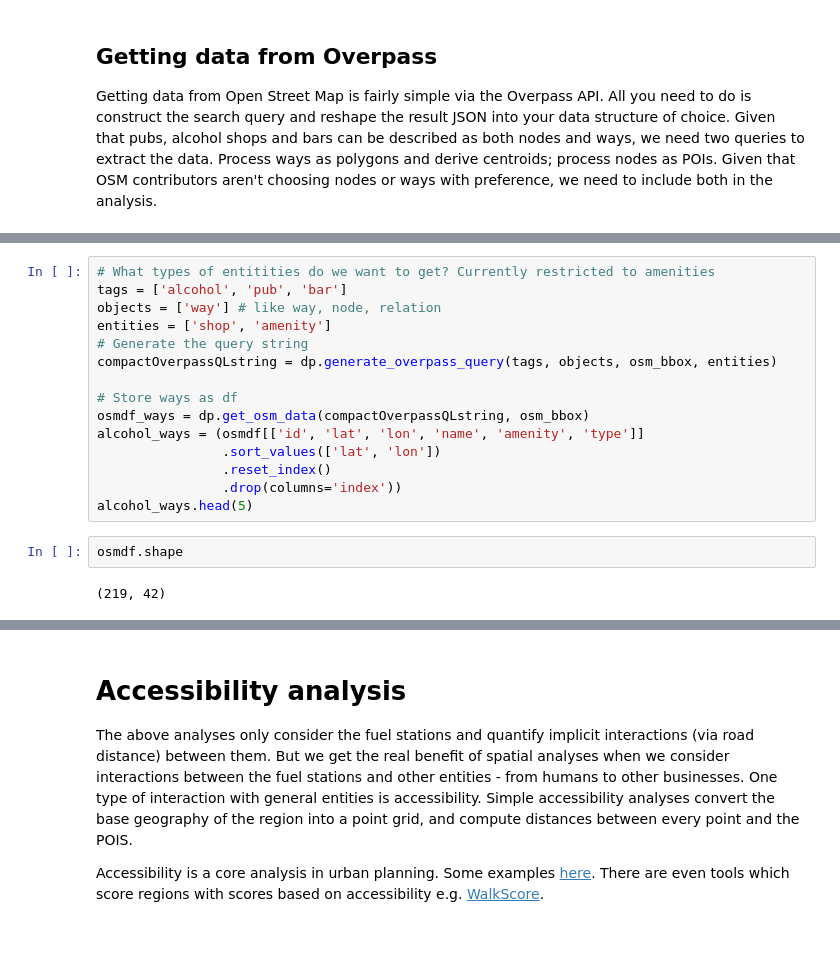
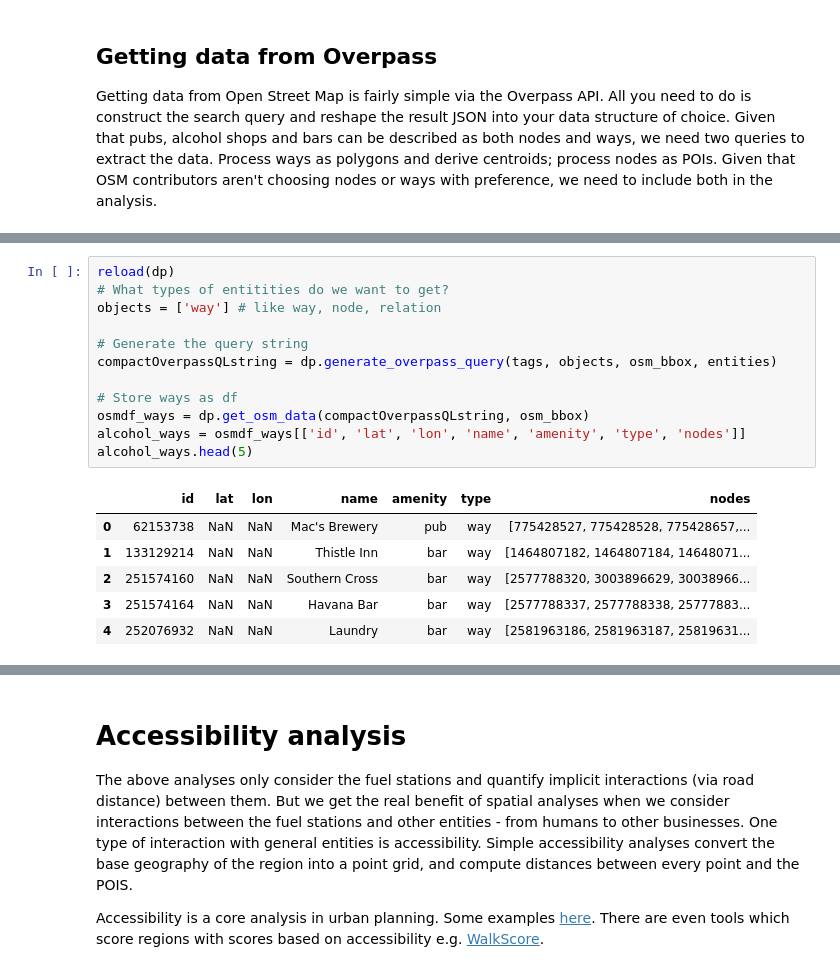
Before and after one commit to shriv/playground-pubs, a Jupyter notebook: Playgrounds vs Pubs.ipynb, the cells around one changed output, grey strips where cells are left out. Drawn from its saved outputs; the diff is of its cells as text; blank space fills up the shorter version.

```diff
--- a/Playgrounds vs Pubs.ipynb
+++ b/Playgrounds vs Pubs.ipynb
@@ -79,19 +89,19 @@ alcohol_nodes.head(5)
 # %%
-# What types of entitities do we want to get? Currently restricted to amenities
-tags = ['alcohol', 'pub', 'bar']
+reload(dp)
+# What types of entitities do we want to get?
 objects = ['way'] # like way, node, relation
-entities = ['shop', 'amenity']
+
 # Generate the query string
 compactOverpassQLstring = dp.generate_overpass_query(tags, objects, osm_bbox, entities)
 
 # Store ways as df
 osmdf_ways = dp.get_osm_data(compactOverpassQLstring, osm_bbox)
-alcohol_ways = (osmdf[['id', 'lat', 'lon', 'name', 'amenity', 'type']]
-                .sort_values(['lat', 'lon'])
-                .reset_index()
-                .drop(columns='index'))
+alcohol_ways = osmdf_ways[['id', 'lat', 'lon', 'name', 'amenity', 'type', 'nodes']]
 alcohol_ways.head(5)
+# %% [output]
+|  | id | lat | lon | name | amenity | type | nodes |
+| 0 | 62153738 | NaN | NaN | Mac's Brewery | pub | way | [775428527, 775428528, 775428657,... |
+| 1 | 133129214 | NaN | NaN | Thistle Inn | bar | way | [1464807182, 1464807184, 14648071... |
+| 2 | 251574160 | NaN | NaN | Southern Cross | bar | way | [2577788320, 3003896629, 30038966... |
+| 3 | 251574164 | NaN | NaN | Havana Bar | bar | way | [2577788337, 2577788338, 25777883... |
+| 4 | 252076932 | NaN | NaN | Laundry | bar | way | [2581963186, 2581963187, 25819631... |
-# %%
-osmdf.shape
-# %% [output]
-(219, 42)
```
Also changed, not shown: parts of 24 cells of this notebook, 1 other file.
